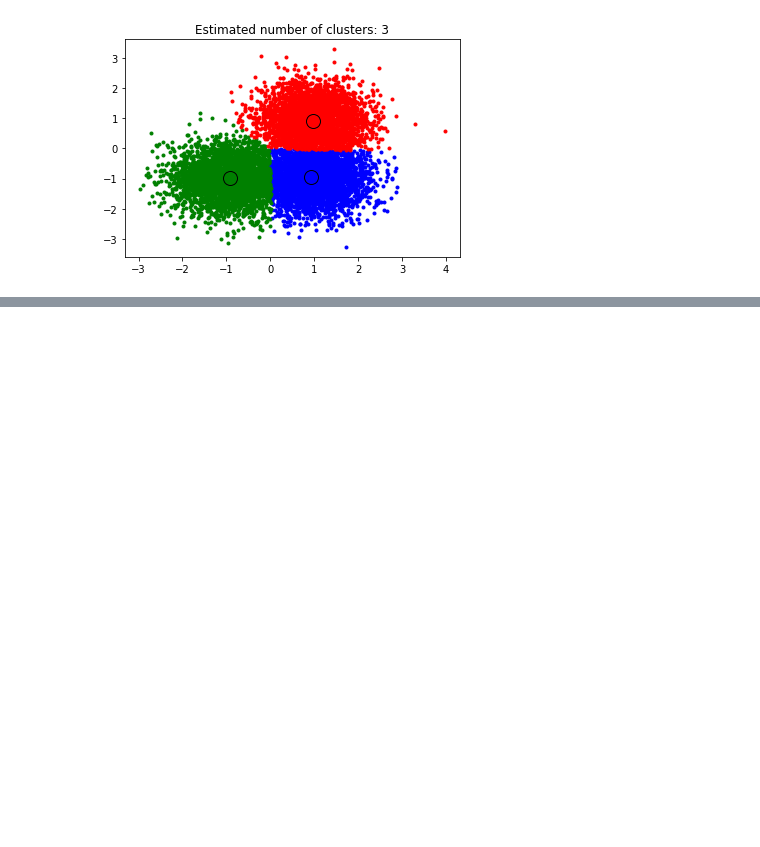
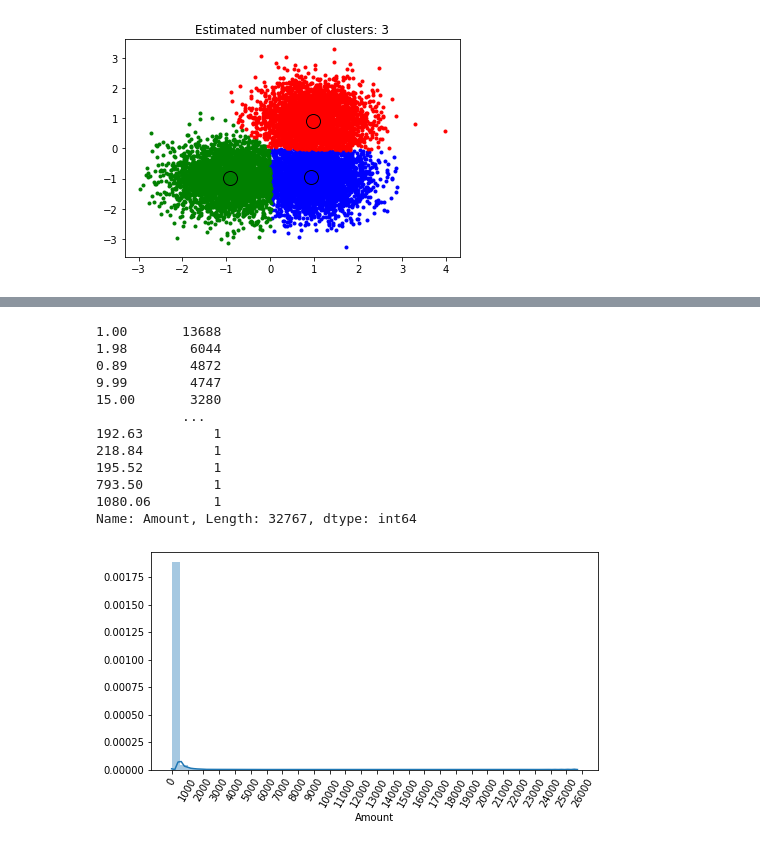
Before and after one commit to digicope01/bigdata, a Jupyter notebook: 파이썬머신러닝/머신러닝개념.ipynb, the cells around one changed output, grey strips where cells are left out. Cells and saved outputs as stored; diff of their text form; code cells hidden in the pictures; blank space fills up the shorter version.

```diff
--- a/파이썬머신러닝/머신러닝개념.ipynb
+++ b/파이썬머신러닝/머신러닝개념.ipynb
@@ -986,0 +1394,12 @@ number of estimated clusters : 3
+# %%
+import pandas as pd
+import numpy as np
+import matplotlib.pyplot as plt
+import warnings
+warnings.filterwarnings('ignore')
+
+card_df = pd.read_csv('creditcard.csv')
+
+card_df.shape     #  (284807, 31)
+
+card_df.head(3)  # 사용자 비밀 보호를 위해 PCA변환된 피쳐로 추정
@@ -986,0 +1513,23 @@ number of estimated clusters : 3
+# %%
+# 데이터의 분포도 출력
+
+import seaborn as sns
+
+plt.figure(figsize=(8,4))
+plt.xticks(range(0,30000,1000),rotation=60)
+sns.distplot(card_df['Amount'])
+card_df['Amount'].value_counts()
+# %% [output]
+1.00       13688
+1.98        6044
+0.89        4872
+9.99        4747
+15.00       3280
+           ...
+192.63         1
+218.84         1
+195.52         1
+793.50         1
+1080.06        1
+Name: Amount, Length: 32767, dtype: int64
+[figure, added]
```
Also changed, not shown: parts of 46 cells of this notebook.
